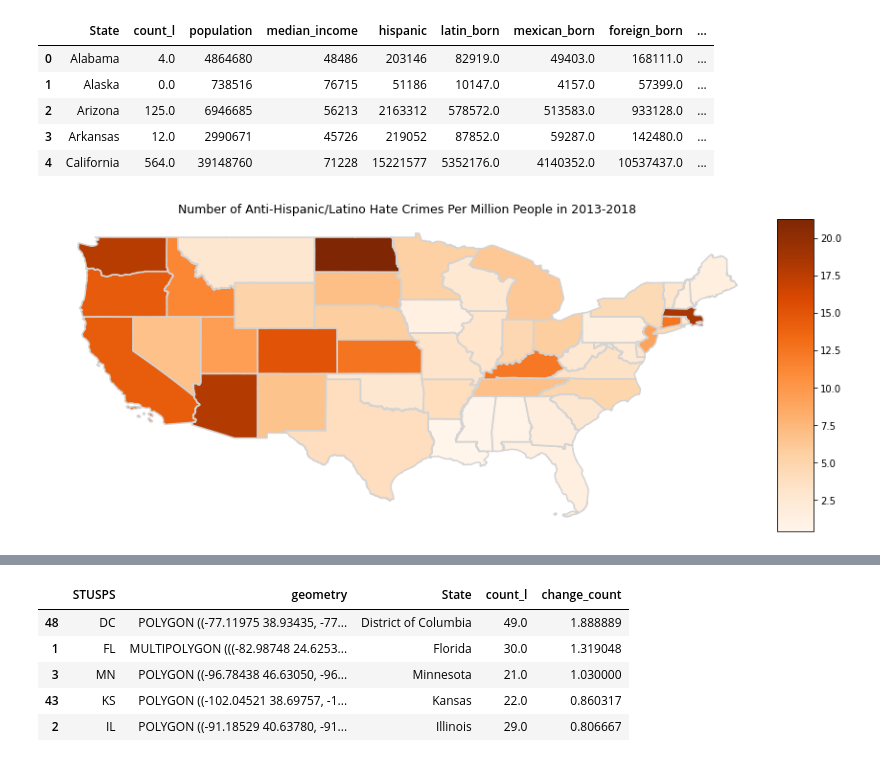
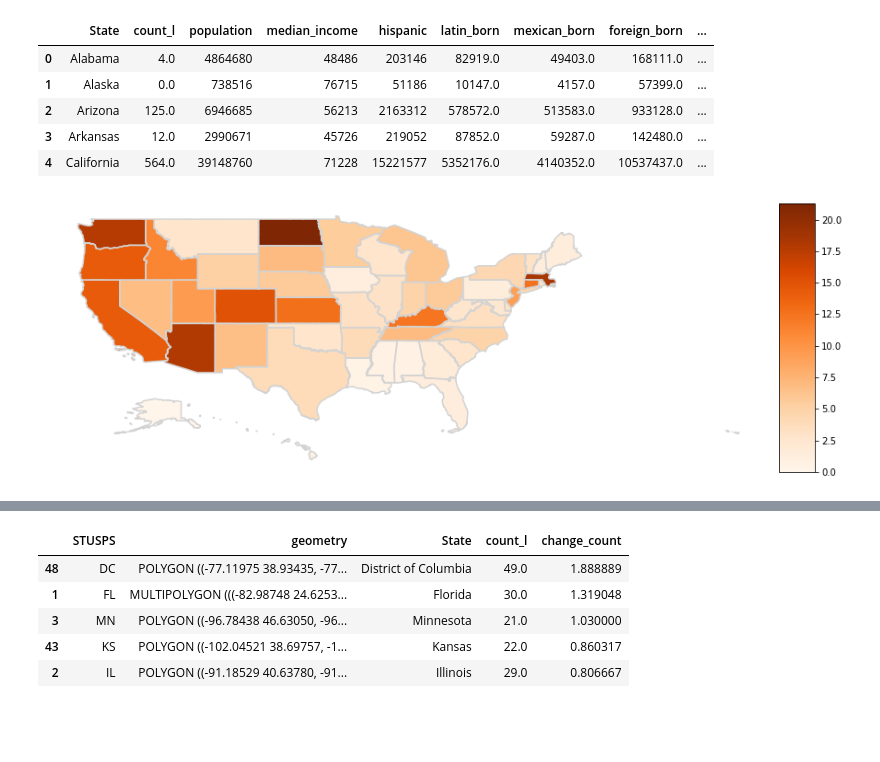
Before and after one commit to jramtos/hate_groups, a Jupyter notebook: analysis_hate_data.ipynb, the cells around one changed output, grey strips where cells are left out. Cells and saved outputs as stored; diff of their text form; code cells hidden in the pictures; blank space fills up the shorter version.

```diff
--- a/analysis_hate_data.ipynb
+++ b/analysis_hate_data.ipynb
@@ -313,9 +367,7 @@ us_p.head(10)
 #Get number of hate crimes to hispanic/latino
 hc_latino = hc[(hc.DATA_YEAR > 2009) &
                (hc.race == 'latino')].groupby(['STATE_NAME',
-                                                    'DATA_YEAR',
-                                               'race']).size().reset_index(name='count')
-hc_latino.drop(columns=['race'], inplace=True)
+                                                    'DATA_YEAR']).size().reset_index(name='count')
 hc_latino = us_p.merge(hc_latino, left_on=['State', 'Year'],
                        right_on=['STATE_NAME','DATA_YEAR'], how='left')
 hc_latino.drop(columns=['STATE_NAME', 'DATA_YEAR'], inplace=True)
@@ -430,16 +490,22 @@ mdf['count_l_p'] = mdf['count_l']/mdf['population']*1000000
 # %%
 mdf_g = us.merge(mdf, right_on='State', left_on='NAME')
 mdf_g.drop(columns=['NAME', 'REGION'], inplace=True)
-lat_map = mdf_g[mdf_g.apply(lambda x: True if x['State']
-                        not in ['District of Columbia',
-                                'Alaska', 'Hawaii'] else False, axis=1)]
+lat_map = mdf_g[:]
+
+
+lat_map = lat_map[lat_map.State !='District of Columbia']
+m = lat_map.State == 'Hawaii'
+lat_map[m] = lat_map[m].set_geometry(lat_map[m].scale(.7,.7,.7).translate(61, 1))
+m = lat_map.State == 'Alaska'
+lat_map[m] = lat_map[m].set_geometry(lat_map[m].scale(.2,.2,.2).translate(-85, -35))
+
 fig, ax = plt.subplots(figsize=(15,6))
-plt.title('Number of Anti-Hispanic/Latino Hate Crimes Per Million People in 2013-2018', size=12.5)
+#plt.title('Number of Anti-Hispanic/Latino Hate Crimes Per Million People in 2013-2018', size=12.5)
 divider = make_axes_locatable(ax)
 cax = divider.append_axes("right", size="5%", pad=0.1)
 lat_map.plot(column='count_l_p',cmap='Oranges',legend=True,ax=ax, cax=cax)
 lat_map.boundary.plot(color='lightgrey',ax =ax)
 ax.axis('off')
 plt.show()
 # %% [output]
-[figure, old version]
+[figure, new version]
```
Also changed, not shown: parts of 14 cells of this notebook, 2 other files.
